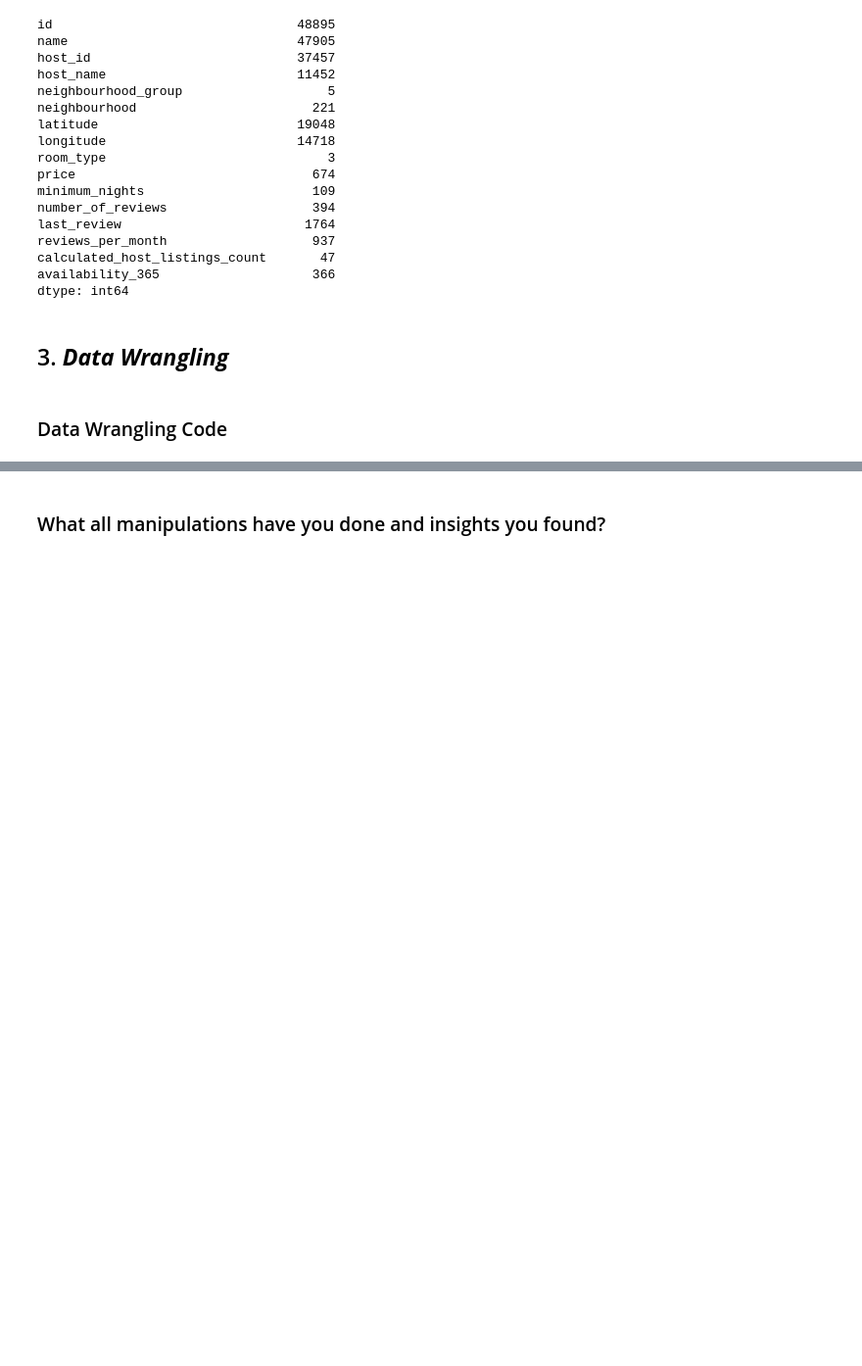
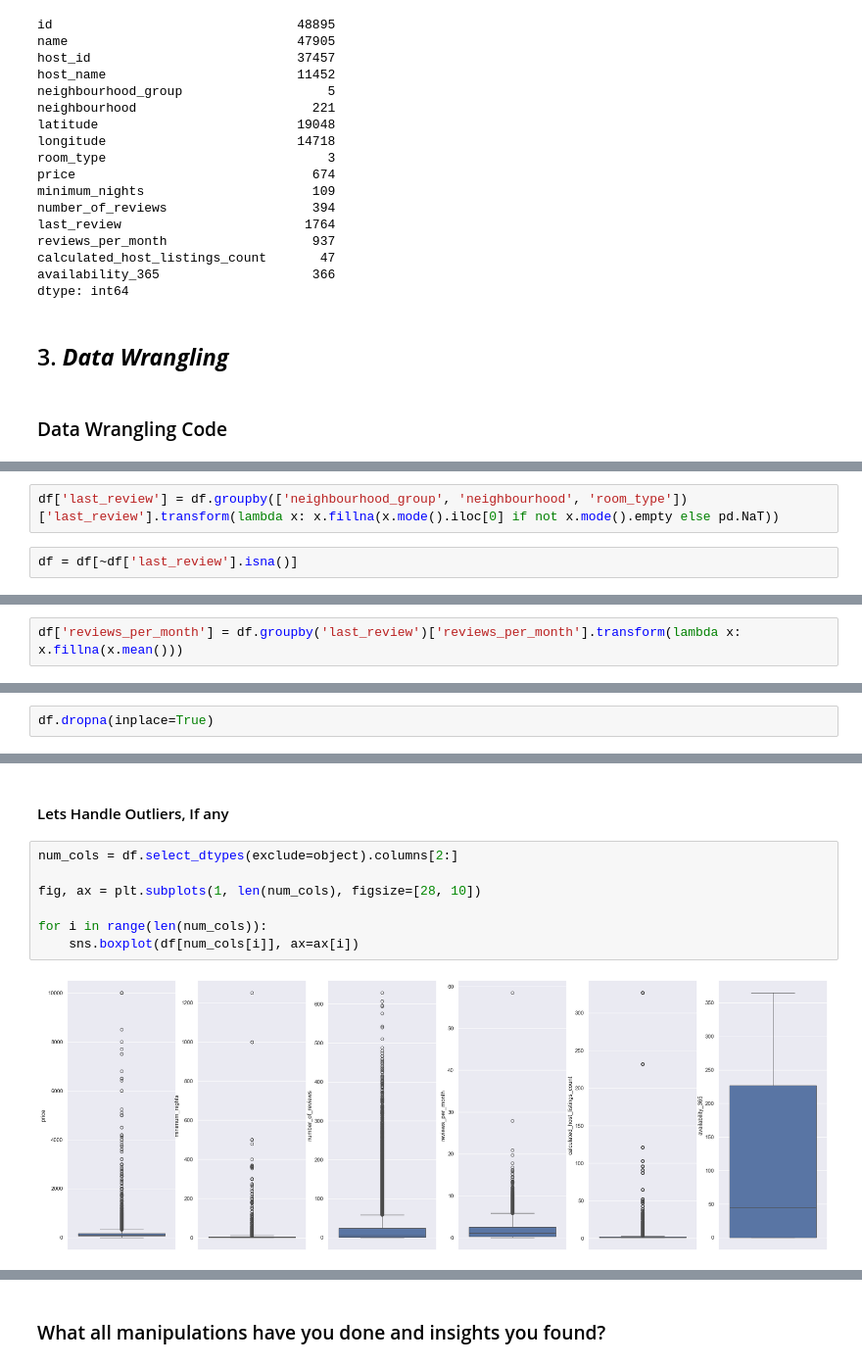
Before and after one commit to saifghostrider454/Airbnb-EDA, a Jupyter notebook: Airbnb.ipynb, the cells around one changed output, grey strips where cells are left out. Shown: that part at 98% size. Saved outputs shown, nothing was run; the diff lists cells and outputs as text; blank space fills up the shorter version.

```diff
--- a/Airbnb.ipynb
+++ b/Airbnb.ipynb
@@ -329,0 +347,4 @@ plt.show()
+# %%
+df['last_review'] = df.groupby(['neighbourhood_group', 'neighbourhood', 'room_type'])['last_review'].transform(lambda x: x.fillna(x.mode().iloc[0] if not x.mode().empty else pd.NaT))
+# %%
+df = df[~df['last_review'].isna()]
@@ -329,0 +369,2 @@ plt.show()
+# %%
+df['reviews_per_month'] = df.groupby('last_review')['reviews_per_month'].transform(lambda x: x.fillna(x.mean()))
@@ -329,0 +389,2 @@ plt.show()
+# %%
+df.dropna(inplace=True)
@@ -330 +409,12 @@ plt.show()
+# %% [markdown]
+#### Lets Handle Outliers, If any
+# %%
+num_cols = df.select_dtypes(exclude=object).columns[2:]
+
+fig, ax = plt.subplots(1, len(num_cols), figsize=[28, 10])
+
+for i in range(len(num_cols)):
+    sns.boxplot(df[num_cols[i]], ax=ax[i])
+# %% [output]
+[figure, added]
 # %%
```
Also changed, not shown: parts of 38 cells of this notebook.
